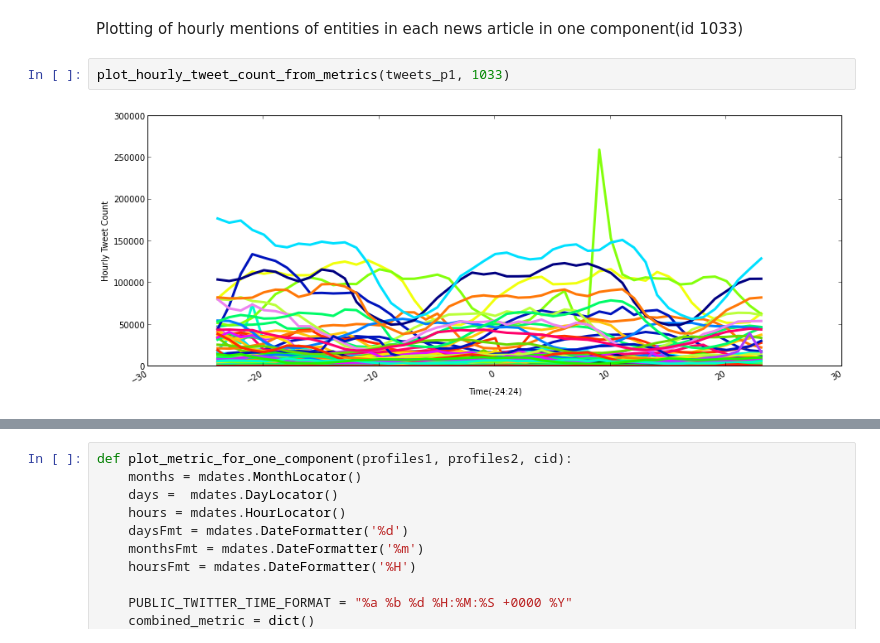
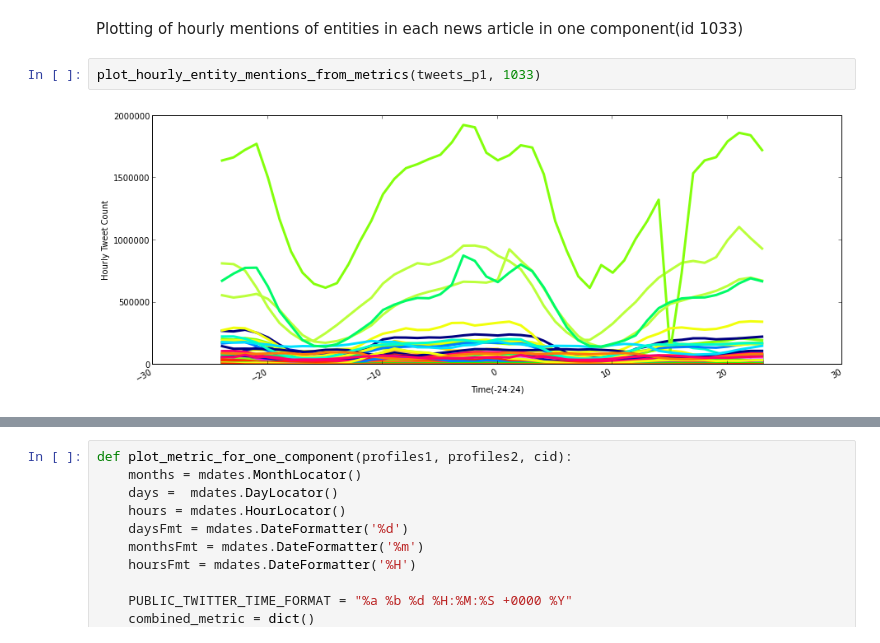
Before and after one commit to yning/tweets, a Jupyter notebook: plot_metric_entity_ngram.ipynb, the cells around one changed output, grey strips where cells are left out. Saved outputs shown, nothing was run; the diff lists cells and outputs as text.

Commit message:
new plotting

```diff
--- a/plot_metric_entity_ngram.ipynb
+++ b/plot_metric_entity_ngram.ipynb
@@ -7,9 +7,9 @@ plot_metric_for_one_component(tweets_p1, tweets_p2, 1033)
 # %% [markdown]
 Plotting of hourly mentions of entities in each news article in one component(id 1033)
 # %%
-plot_hourly_tweet_count_from_metrics(tweets_p1, 1033)
+plot_hourly_entity_mentions_from_metrics(tweets_p1, 1033)
 # %% [output]
-[figure, old version]
+[figure, new version]
 # %%
 import sys
 import os
```
Also changed, not shown: parts of 3 cells of this notebook.
